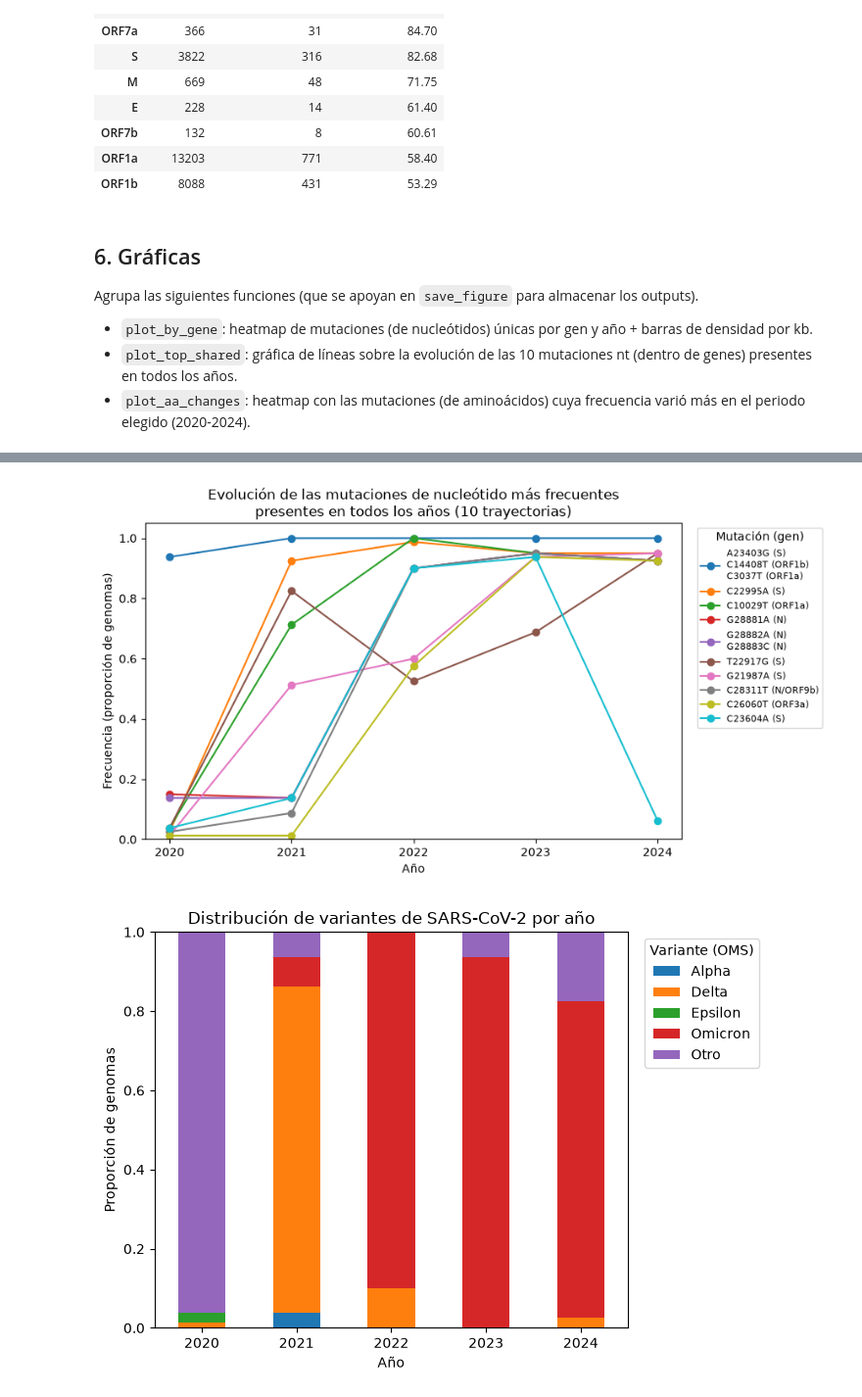
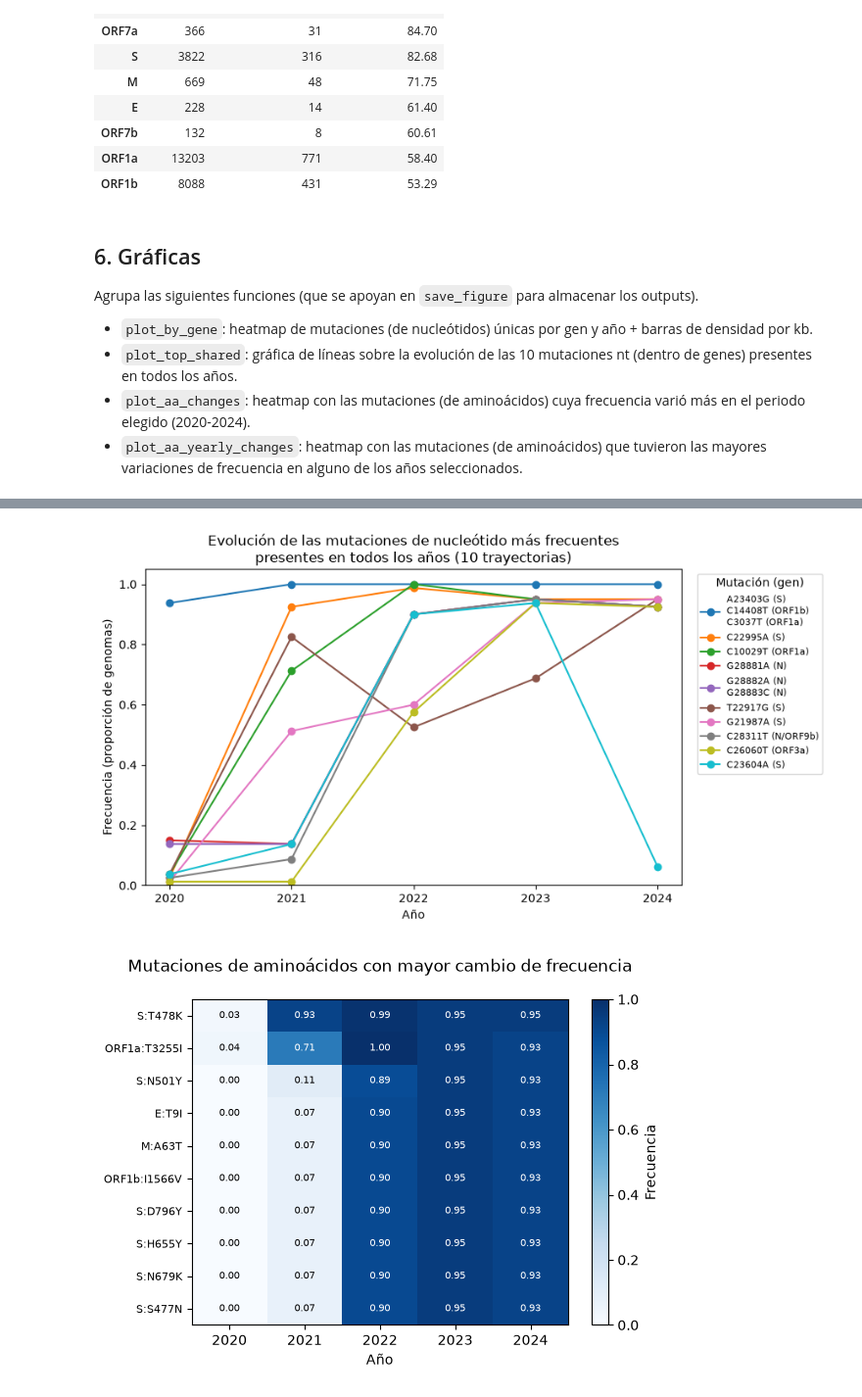
Before and after one commit to Mario-Samano/analisis_var_gene, a Jupyter notebook: notebooks/calculating_density_frequencies.ipynb, the cells around one changed output, grey strips where cells are left out. Shown at 98% size. Drawn from its saved outputs; the diff is of its cells as text; code cells hidden in the pictures.

```diff
--- a/notebooks/calculating_density_frequencies.ipynb
+++ b/notebooks/calculating_density_frequencies.ipynb
@@ -433,7 +433,10 @@ def to_wide(long_table, id_cols):
         raise KeyError(f"Falta una columna para la tabla ancha: {error}")
     wide.columns.name = None
     wide["max_frequency"] = wide.max(axis=1)
-    return wide.sort_values("max_frequency", ascending=False)
+
+    # Orden: mayor frecuencia máxima primero; los empates quedan en orden alfabético.
+    wide = wide.sort_index()
+    return wide.sort_values("max_frequency", ascending=False, kind="stable")
 # %%
 freq_nt = nt_frequencies(df_muts, n_genomes)
 freq_aa = aa_frequencies(nc_by_year)
@@ -524,6 +527,7 @@ Agrupa las siguientes funciones (que se apoyan en `save_figure` para almacenar l
 - `plot_by_gene`: heatmap de mutaciones (de nucleótidos) únicas por gen y año + barras de densidad por kb.
 - `plot_top_shared`: gráfica de líneas sobre la evolución de las 10 mutaciones nt (dentro de genes) presentes en todos los años.
 - `plot_aa_changes`: heatmap con las mutaciones (de aminoácidos) cuya frecuencia varió más en el periodo elegido (2020-2024).
+- `plot_aa_yearly_changes`: heatmap con las mutaciones (de aminoácidos) que tuvieron las mayores variaciones de frecuencia en alguno de los años seleccionados.
 # %%
 def save_figure(fig, name):
     """
@@ -761,11 +808,11 @@ def plot_aa_changes(wide_aa, years, n_top, cmap="Blues"):
 # %%
 unique_by_gene_year = plot_by_gene(df_muts, density)
 top10 = plot_top_shared(wide_nt, years, n_top=10)
-proportions = plot_variants(nc_by_year)
 aa_changes = plot_aa_changes(wide_aa, years, n_top=10)
+plot_aa_yearly_changes(wide_aa, years, n_per_year=3, cmap="Blues")
 print(top10.round(3))
 # %% [output]
 [figure]
 [figure]
 [figure]
-[figure, old version]
+[figure, new version]
```
Also changed, not shown: parts of 5 cells of this notebook, 5 other files.
